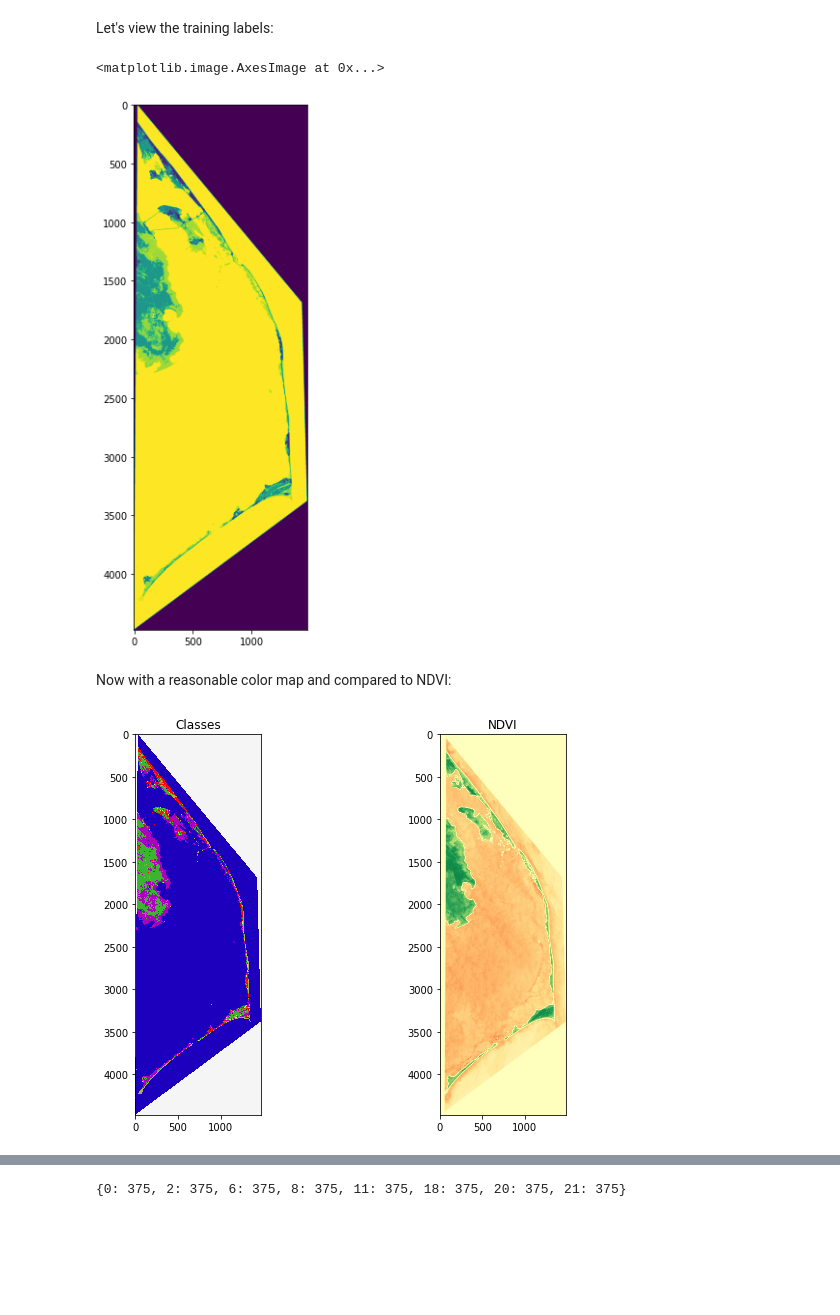
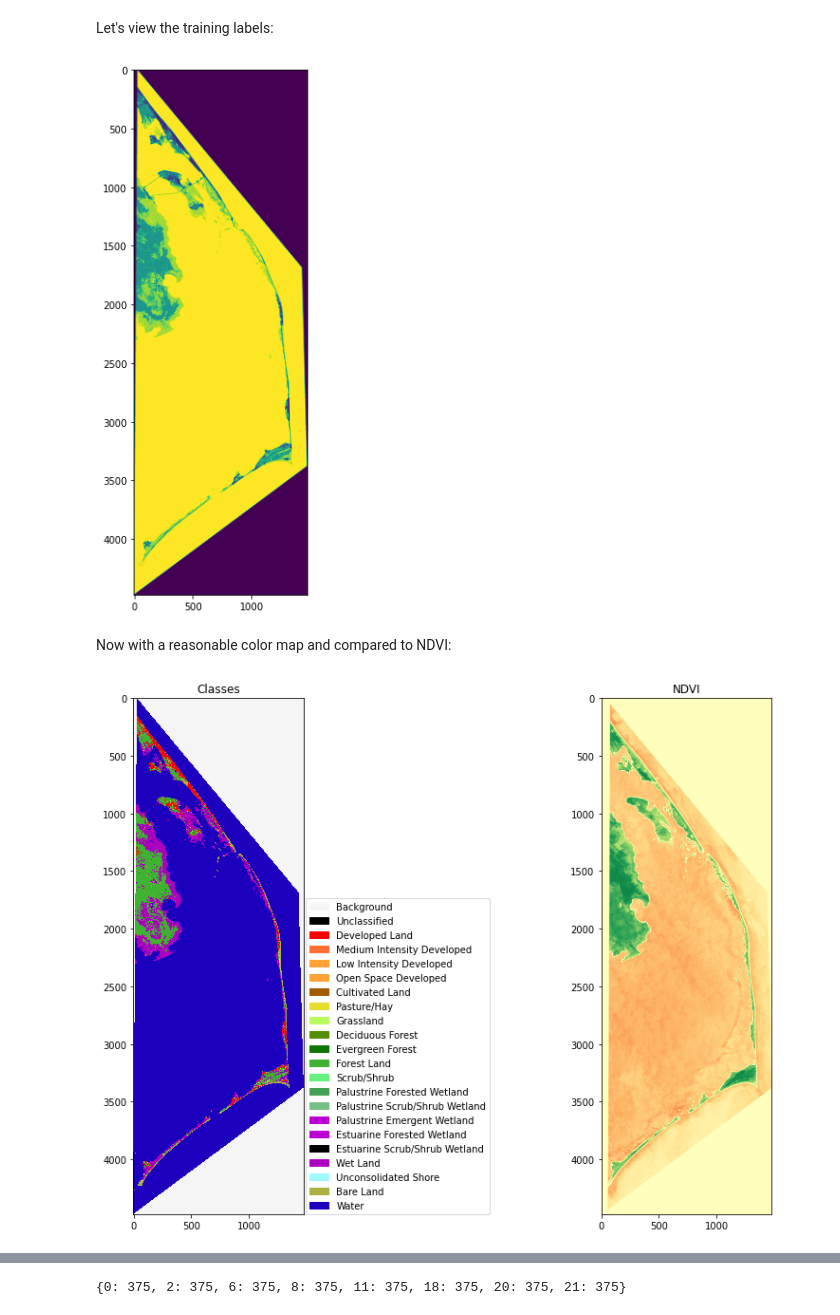
Before and after one commit to mengyuchi/open-geo-tutorial, a Jupyter notebook: notebooks/chapter_6_neural_networks.ipynb, the cells around one changed output, grey strips where cells are left out. Cells and saved outputs as stored; diff of their text form; code cells hidden in the pictures; blank space fills up the shorter version.

```diff
--- a/notebooks/chapter_6_neural_networks.ipynb
+++ b/notebooks/chapter_6_neural_networks.ipynb
@@ -538,9 +631,8 @@ list(zip(unique, counts))
 Let's view the training labels:
 # %%
 fig, ax = plt.subplots(figsize=(10, 10))
-ax.imshow(labels_image[0])
+_ = ax.imshow(labels_image[0])
 # %% [output]
-<matplotlib.image.AxesImage at 0x...>
 [figure]
 # %% [markdown]
 Now with a reasonable color map and compared to NDVI:
@@ -565,37 +657,43 @@ colors = dict((
 (15, (188, 0, 211)), # Palustrine Emergent Wetland
 (16, (188, 0, 211)), # Estuarine Forested Wetland
 (17, (0, 0, 0)), # Estuarine Scrub/Shrub Wetland
 (18, (172, 0, 191)), # Estuarine Emergent Wetland
 (19, (159, 251, 255)), # Unconsolidated Shore
 (20, (172, 177, 68)), # Bare Land
 (21, (29, 0, 189)), # Water
 (22, (40, 40, 40)), # Pal Bed
 ))
 
 n = int(np.max(labels_image)) + 1
 
 
 # Put 0 - 255 as float 0 - 1
 for k in colors:
     v = colors[k]
     _v = [_v / 255.0 for _v in v]
     colors[k] = _v
 
-index_colors = [colors[key] for key in range(0, n)]
+index_false_colors = [colors[key] for key in range(0, n)]
 
-cmap = plt.matplotlib.colors.ListedColormap(index_colors, 'Classification', n)
+cmap_false_colors = plt.matplotlib.colors.ListedColormap(index_false_colors, 'Classification', n)
 
 # Now show the class map next to the RGB image
 
-fig, ax = plt.subplots(1,2, figsize=(10,7))
+fig, ax = plt.subplots(1,2, figsize=(1.62*10,10))
 
-ax[0].imshow(labels_image[0,:, :], cmap=cmap, interpolation='none')
+import matplotlib.patches as mpatches
+patches =[mpatches.Patch(color=cmap_false_colors.colors[class_id],label=class_names[class_id])
+          for class_id in range(len(cmap.colors))]
+
+ax[0].imshow(labels_image[0,:, :], cmap=cmap_false_colors, interpolation='none')
 ax[0].set_title('Classes')
+ax[0].legend(handles=patches, loc=(1.01,0), borderaxespad=0.)
+
 # Show NDVI
 ax[1].imshow(ndvi, cmap='RdYlGn')
 ax[1].set_title('NDVI')
 
-fig.show()
+plt.show()
 # %% [output]
-[figure, old version]
+[figure, new version]
 # %% [markdown]
```
Also changed, not shown: parts of 76 cells of this notebook.
